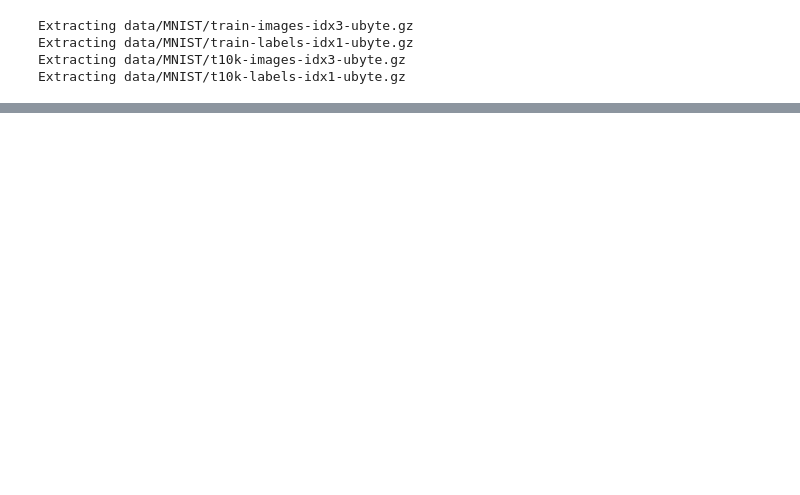
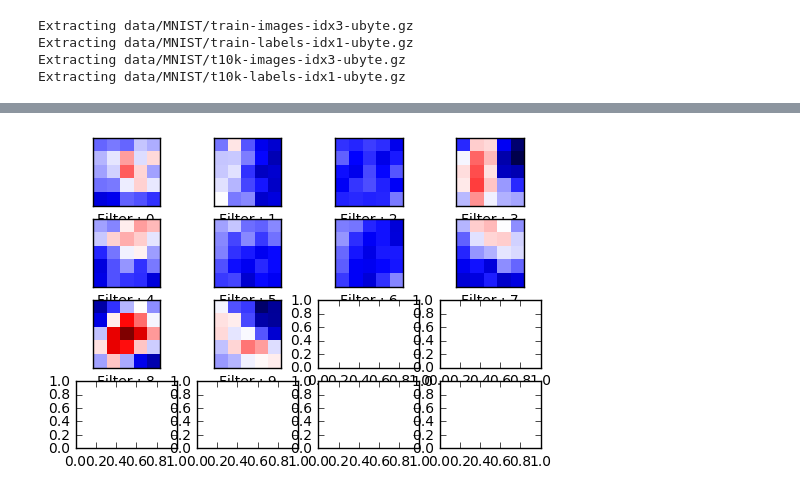
Before and after one commit to vesrinivas/DeepLearning, a Jupyter notebook: DigitRecogniserCNN.ipynb, the cells around one changed output, grey strips where cells are left out. Saved outputs shown, nothing was run; the diff lists cells and outputs as text; code cells hidden in the pictures; blank space fills up the shorter version.

```diff
--- a/DigitRecogniserCNN.ipynb
+++ b/DigitRecogniserCNN.ipynb
@@ -128,0 +250,4 @@ def
+# %%
+plotConvWeights(w1)
+# %% [output]
+[figure, added]
```
Also changed, not shown: parts of 17 cells of this notebook.
